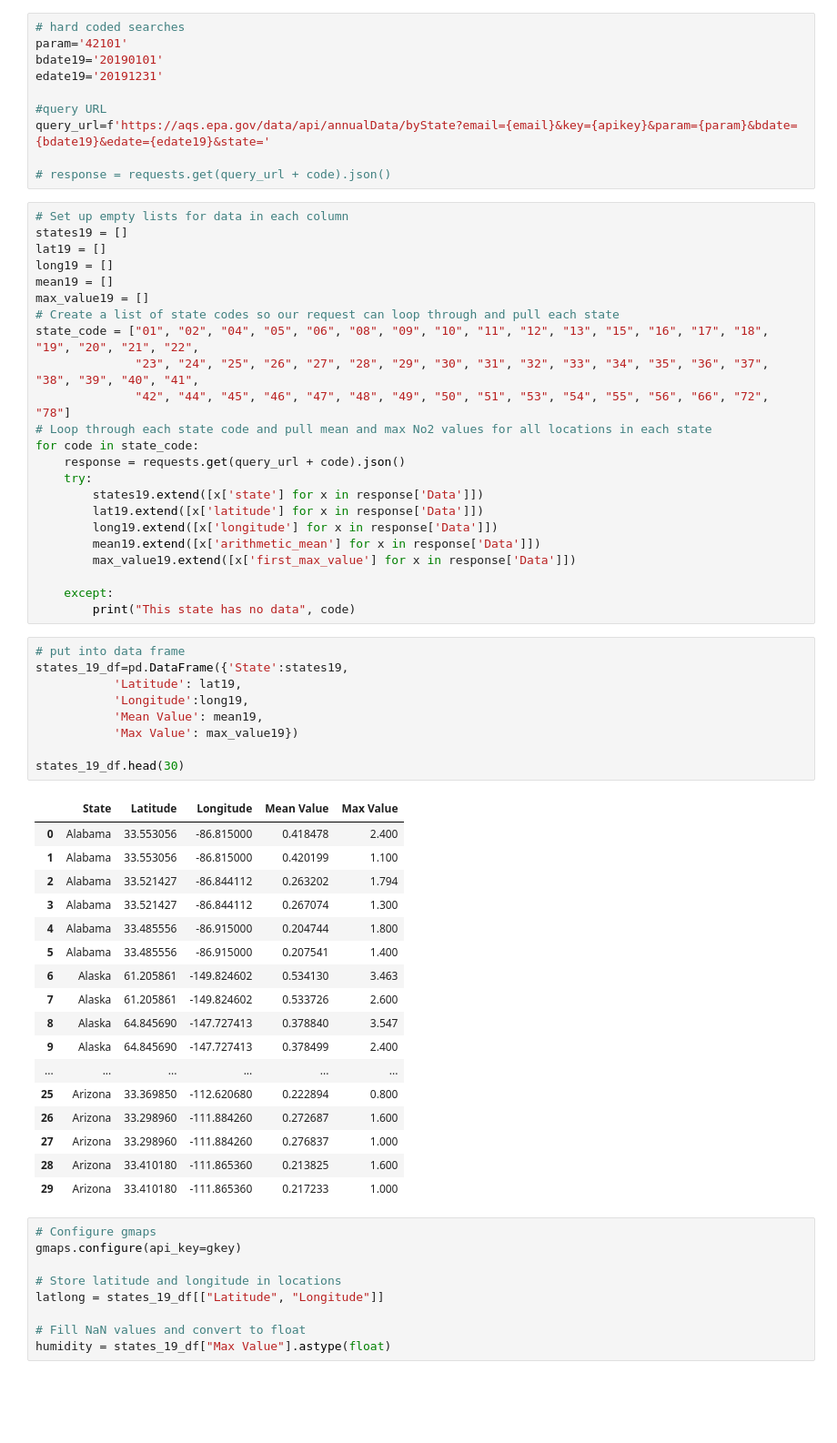
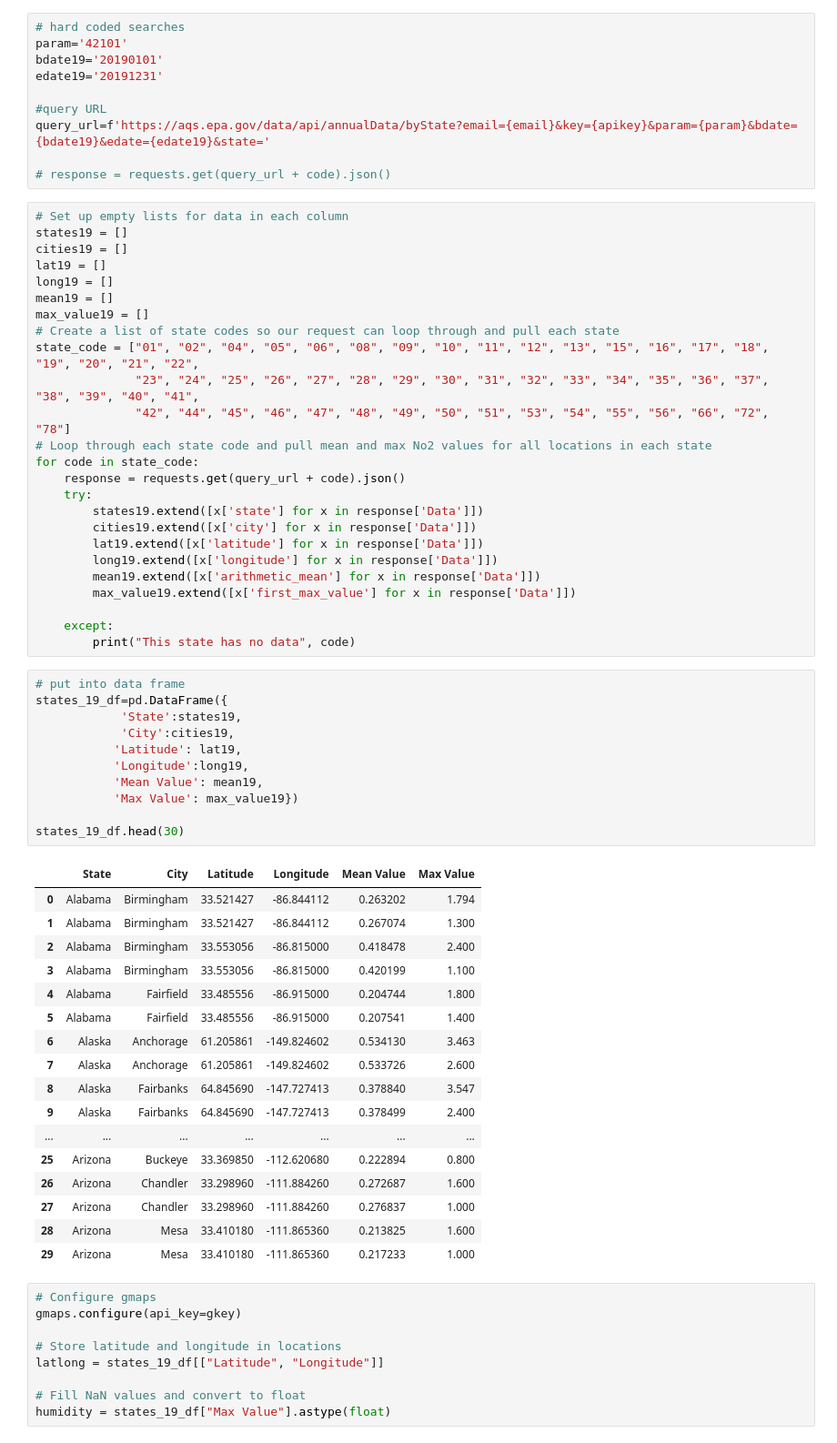
Before and after one commit to Mitchemoto/project-1-, a Jupyter notebook: environment_api_project.ipynb, the cells around one changed output. Shown at 91% size. Cells and saved outputs as stored; diff of their text form; blank space fills up the shorter version.

Commit message:
Data frame complete 2016-2020, heat maps 2016-2020 complete, scatter plot 2020 complete

```diff
--- a/environment_api_project.ipynb
+++ b/environment_api_project.ipynb
@@ -186,6 +164,7 @@ query_url=f'https://aqs.epa.gov/data/api/annualData/byState?email={email}&key={a
 # %%
 # Set up empty lists for data in each column
 states19 = []
+cities19 = []
 lat19 = []
 long19 = []
 mean19 = []
@@ -199,6 +178,7 @@ for code in state_code:
     response = requests.get(query_url + code).json()
     try:
         states19.extend([x['state'] for x in response['Data']])
+        cities19.extend([x['city'] for x in response['Data']])
         lat19.extend([x['latitude'] for x in response['Data']])
         long19.extend([x['longitude'] for x in response['Data']])
         mean19.extend([x['arithmetic_mean'] for x in response['Data']])
@@ -208,31 +188,33 @@ for code in state_code:
         print("This state has no data", code)
 # %%
 # put into data frame
-states_19_df=pd.DataFrame({'State':states19,
+states_19_df=pd.DataFrame({
+            'State':states19,
+            'City':cities19,
            'Latitude': lat19,
            'Longitude':long19,
            'Mean Value': mean19,
            'Max Value': max_value19})
 
 states_19_df.head(30)
 # %% [output]
-|  | State | Latitude | Longitude | Mean Value | Max Value |
-| 0 | Alabama | 33.553056 | -86.815000 | 0.418478 | 2.400 |
-| 1 | Alabama | 33.553056 | -86.815000 | 0.420199 | 1.100 |
-| 2 | Alabama | 33.521427 | -86.844112 | 0.263202 | 1.794 |
-| 3 | Alabama | 33.521427 | -86.844112 | 0.267074 | 1.300 |
-| 4 | Alabama | 33.485556 | -86.915000 | 0.204744 | 1.800 |
-| 5 | Alabama | 33.485556 | -86.915000 | 0.207541 | 1.400 |
-| 6 | Alaska | 61.205861 | -149.824602 | 0.534130 | 3.463 |
-| 7 | Alaska | 61.205861 | -149.824602 | 0.533726 | 2.600 |
-| 8 | Alaska | 64.845690 | -147.727413 | 0.378840 | 3.547 |
-| 9 | Alaska | 64.845690 | -147.727413 | 0.378499 | 2.400 |
-| ... | ... | ... | ... | ... | ... |
-| 25 | Arizona | 33.369850 | -112.620680 | 0.222894 | 0.800 |
-| 26 | Arizona | 33.298960 | -111.884260 | 0.272687 | 1.600 |
-| 27 | Arizona | 33.298960 | -111.884260 | 0.276837 | 1.000 |
-| 28 | Arizona | 33.410180 | -111.865360 | 0.213825 | 1.600 |
-| 29 | Arizona | 33.410180 | -111.865360 | 0.217233 | 1.000 |
+|  | State | City | Latitude | Longitude | Mean Value | Max Value |
+| 0 | Alabama | Birmingham | 33.521427 | -86.844112 | 0.263202 | 1.794 |
+| 1 | Alabama | Birmingham | 33.521427 | -86.844112 | 0.267074 | 1.300 |
+| 2 | Alabama | Birmingham | 33.553056 | -86.815000 | 0.418478 | 2.400 |
+| 3 | Alabama | Birmingham | 33.553056 | -86.815000 | 0.420199 | 1.100 |
+| 4 | Alabama | Fairfield | 33.485556 | -86.915000 | 0.204744 | 1.800 |
+| 5 | Alabama | Fairfield | 33.485556 | -86.915000 | 0.207541 | 1.400 |
+| 6 | Alaska | Anchorage | 61.205861 | -149.824602 | 0.534130 | 3.463 |
+| 7 | Alaska | Anchorage | 61.205861 | -149.824602 | 0.533726 | 2.600 |
+| 8 | Alaska | Fairbanks | 64.845690 | -147.727413 | 0.378840 | 3.547 |
+| 9 | Alaska | Fairbanks | 64.845690 | -147.727413 | 0.378499 | 2.400 |
+| ... | ... | ... | ... | ... | ... | ... |
+| 25 | Arizona | Buckeye | 33.369850 | -112.620680 | 0.222894 | 0.800 |
+| 26 | Arizona | Chandler | 33.298960 | -111.884260 | 0.272687 | 1.600 |
+| 27 | Arizona | Chandler | 33.298960 | -111.884260 | 0.276837 | 1.000 |
+| 28 | Arizona | Mesa | 33.410180 | -111.865360 | 0.213825 | 1.600 |
+| 29 | Arizona | Mesa | 33.410180 | -111.865360 | 0.217233 | 1.000 |
 # %%
 # Configure gmaps
 gmaps.configure(api_key=gkey)
```
Also changed, not shown: parts of 17 cells of this notebook.
